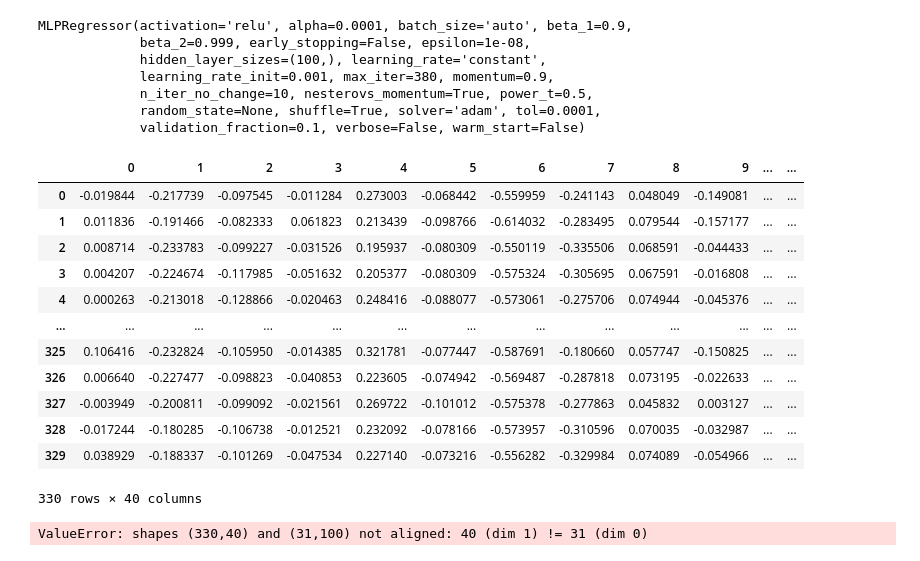
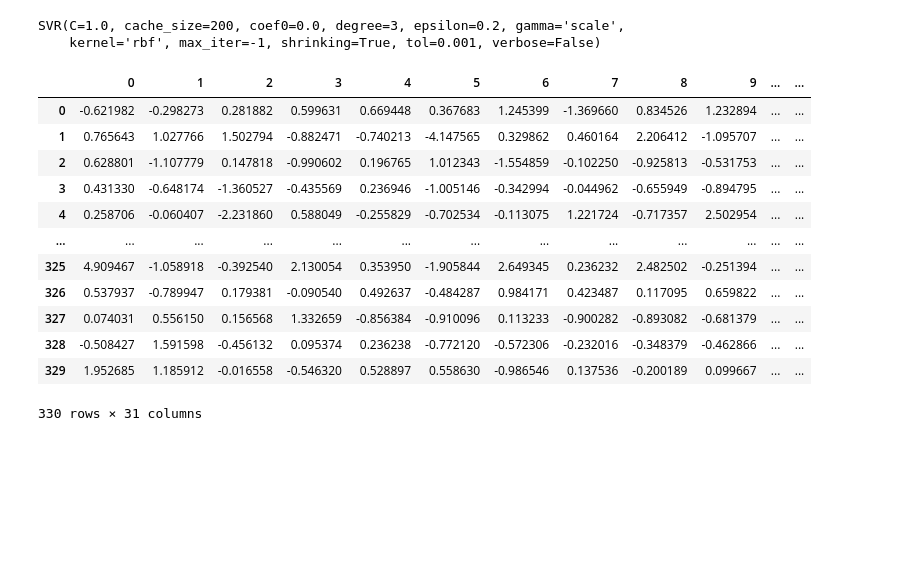
Before and after one commit to Rishant96/Big-Data-Final-Project, a Jupyter notebook: MLPRegressor.ipynb, the cells around one changed output. Drawn from its saved outputs; the diff is of its cells as text; code cells hidden in the pictures; blank space fills up the shorter version.

```diff
--- a/MLPRegressor.ipynb
+++ b/MLPRegressor.ipynb
@@ -42,36 +42,31 @@ training
-# %%
-mlp_model.fit(training, losses)
-# %% [output]
-MLPRegressor(activation='relu', alpha=0.0001, batch_size='auto', beta_1=0.9,
-             beta_2=0.999, early_stopping=False, epsilon=1e-08,
-             hidden_layer_sizes=(100,), learning_rate='constant',
-             learning_rate_init=0.001, max_iter=380, momentum=0.9,
-             n_iter_no_change=10, nesterovs_momentum=True, power_t=0.5,
-             random_state=None, shuffle=True, solver='adam', tol=0.0001,
-             validation_fraction=0.1, verbose=False, warm_start=False)
+# %%
+from sklearn.svm import SVR
+svm_r = SVR(gamma='scale', C=1.0, epsilon=0.2)
+svm_r.fit(training, losses)
+# %% [output]
+SVR(C=1.0, cache_size=200, coef0=0.0, degree=3, epsilon=0.2, gamma='scale',
+    kernel='rbf', max_iter=-1, shrinking=True, tol=0.001, verbose=False)
 # %%
-testing = pd.read_csv('testing_40_median.csv')
+testing = pd.read_csv('testing_30_med_new.csv')
 testing = testing.drop(testing.columns[0], axis=1)
-# testing = testing[testing.columns[:30]]
+testing = testing[testing.columns[:31]]
 testing
 # %% [output]
 |  | 0 | 1 | 2 | 3 | 4 | 5 | 6 | 7 | 8 | 9 | ... | ... |
-| 0 | -0.019844 | -0.217739 | -0.097545 | -0.011284 | 0.273003 | -0.068442 | -0.559959 | -0.241143 | 0.048049 | -0.149081 | ... | ... |
-| 1 | 0.011836 | -0.191466 | -0.082333 | 0.061823 | 0.213439 | -0.098766 | -0.614032 | -0.283495 | 0.079544 | -0.157177 | ... | ... |
-| 2 | 0.008714 | -0.233783 | -0.099227 | -0.031526 | 0.195937 | -0.080309 | -0.550119 | -0.335506 | 0.068591 | -0.044433 | ... | ... |
-| 3 | 0.004207 | -0.224674 | -0.117985 | -0.051632 | 0.205377 | -0.080309 | -0.575324 | -0.305695 | 0.067591 | -0.016808 | ... | ... |
-| 4 | 0.000263 | -0.213018 | -0.128866 | -0.020463 | 0.248416 | -0.088077 | -0.573061 | -0.275706 | 0.074944 | -0.045376 | ... | ... |
+| 0 | -0.621982 | -0.298273 | 0.281882 | 0.599631 | 0.669448 | 0.367683 | 1.245399 | -1.369660 | 0.834526 | 1.232894 | ... | ... |
+| 1 | 0.765643 | 1.027766 | 1.502794 | -0.882471 | -0.740213 | -4.147565 | 0.329862 | 0.460164 | 2.206412 | -1.095707 | ... | ... |
+| 2 | 0.628801 | -1.107779 | 0.147818 | -0.990602 | 0.196765 | 1.012343 | -1.554859 | -0.102250 | -0.925813 | -0.531753 | ... | ... |
+| 3 | 0.431330 | -0.648174 | -1.360527 | -0.435569 | 0.236946 | -1.005146 | -0.342994 | -0.044962 | -0.655949 | -0.894795 | ... | ... |
+| 4 | 0.258706 | -0.060407 | -2.231860 | 0.588049 | -0.255829 | -0.702534 | -0.113075 | 1.221724 | -0.717357 | 2.502954 | ... | ... |
 | ... | ... | ... | ... | ... | ... | ... | ... | ... | ... | ... | ... | ... |
-| 325 | 0.106416 | -0.232824 | -0.105950 | -0.014385 | 0.321781 | -0.077447 | -0.587691 | -0.180660 | 0.057747 | -0.150825 | ... | ... |
-| 326 | 0.006640 | -0.227477 | -0.098823 | -0.040853 | 0.223605 | -0.074942 | -0.569487 | -0.287818 | 0.073195 | -0.022633 | ... | ... |
-| 327 | -0.003949 | -0.200811 | -0.099092 | -0.021561 | 0.269722 | -0.101012 | -0.575378 | -0.277863 | 0.045832 | 0.003127 | ... | ... |
-| 328 | -0.017244 | -0.180285 | -0.106738 | -0.012521 | 0.232092 | -0.078166 | -0.573957 | -0.310596 | 0.070035 | -0.032987 | ... | ... |
-| 329 | 0.038929 | -0.188337 | -0.101269 | -0.047534 | 0.227140 | -0.073216 | -0.556282 | -0.329984 | 0.074089 | -0.054966 | ... | ... |
+| 325 | 4.909467 | -1.058918 | -0.392540 | 2.130054 | 0.353950 | -1.905844 | 2.649345 | 0.236232 | 2.482502 | -0.251394 | ... | ... |
+| 326 | 0.537937 | -0.789947 | 0.179381 | -0.090540 | 0.492637 | -0.484287 | 0.984171 | 0.423487 | 0.117095 | 0.659822 | ... | ... |
+| 327 | 0.074031 | 0.556150 | 0.156568 | 1.332659 | -0.856384 | -0.910096 | 0.113233 | -0.900282 | -0.893082 | -0.681379 | ... | ... |
+| 328 | -0.508427 | 1.591598 | -0.456132 | 0.095374 | 0.236238 | -0.772120 | -0.572306 | -0.232016 | -0.348379 | -0.462866 | ... | ... |
+| 329 | 1.952685 | 1.185912 | -0.016558 | -0.546320 | 0.528897 | 0.558630 | -0.986546 | 0.137536 | -0.200189 | 0.099667 | ... | ... |
-330 rows × 40 columns
+330 rows × 31 columns
 # %%
-predictions = mlp_model.predict(testing)
+predictions = svm_r.predict(testing)
-# %% [output]
-ValueError: shapes (330,40) and (31,100) not aligned: 40 (dim 1) != 31 (dim 0)
 # %%
 predictions_final = []
 for p in predictions:
```
Also changed, not shown: parts of 31 cells of this notebook, 1 other file.
